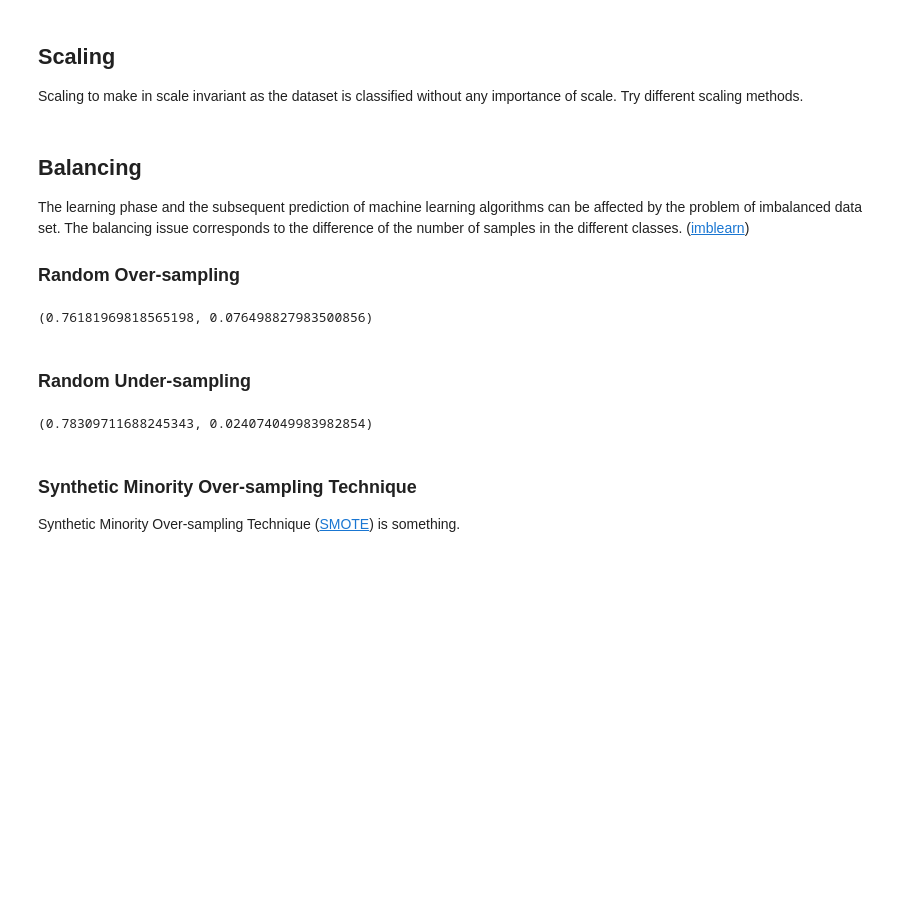
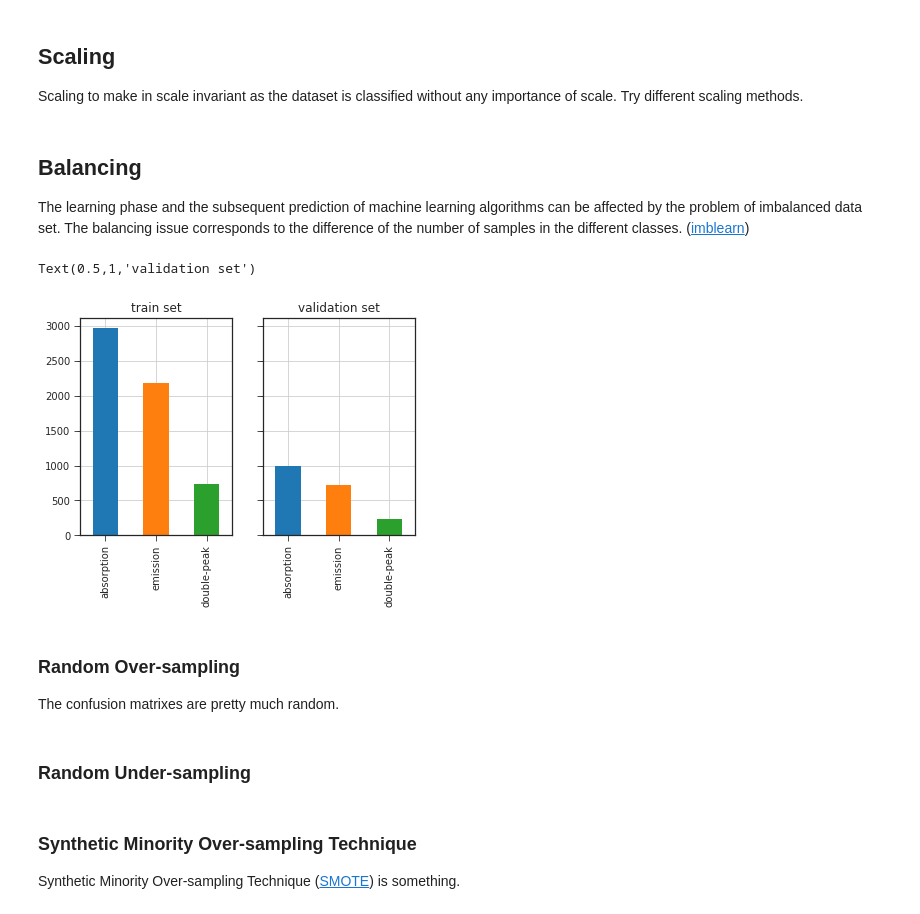
Before and after one commit to podondra/ondrejov-preprocessing, a Jupyter notebook: ondrejov-preprocessing.ipynb, the cells around one changed output. Cells and saved outputs as stored; diff of their text form; code cells hidden in the pictures; blank space fills up the shorter version.

```diff
--- a/ondrejov-preprocessing.ipynb
+++ b/ondrejov-preprocessing.ipynb
@@ -264,5 +377,3 @@ The balancing issue corresponds to the difference of the
 number of samples in the different classes. ([imblearn])
 
 [imblearn]: http://contrib.scikit-learn.org/imbalanced-learn/stable/index.html
-
-### Random Over-sampling
@@ -269,17 +404,25 @@ number of samples in the different classes. ([imblearn])
+# %%
+X_tr, X_va, y_tr, y_va = model_selection.train_test_split(X_tr, y_tr, random_state=45)
+f, (ax1, ax2) = pyplot.subplots(ncols=2, sharey=True)
+pandas.Series(le.inverse_transform(y_tr)).value_counts().plot.bar(grid=True, ax=ax1)
+ax1.set_title('train set')
+pandas.Series(le.inverse_transform(y_va)).value_counts().plot.bar(grid=True, ax=ax2)
+ax2.set_title('validation set')
+# %% [output]
+Text(0.5,1,'validation set')
+[figure, added]
+# %% [markdown]
+### Random Over-sampling
+
+The confusion matrixes are pretty much random.
 # %%
 ros = RandomOverSampler()
 X_ros, y_ros = ros.fit_sample(X_tr, y_tr)
-evaluate(X_ros, y_ros)
-# %% [output]
-(0.76181969818565198, 0.076498827983500856)
 # %% [markdown]
 ### Random Under-sampling
 # %%
 rus = RandomUnderSampler()
 X_rus, y_rus = rus.fit_sample(X_tr, y_tr)
-evaluate(X_rus, y_rus)
-# %% [output]
-(0.78309711688245343, 0.024074049983982854)
 # %% [markdown]
 ### Synthetic Minority Over-sampling Technique
 
```
Also changed, not shown: parts of 17 cells of this notebook, 1 other file.
